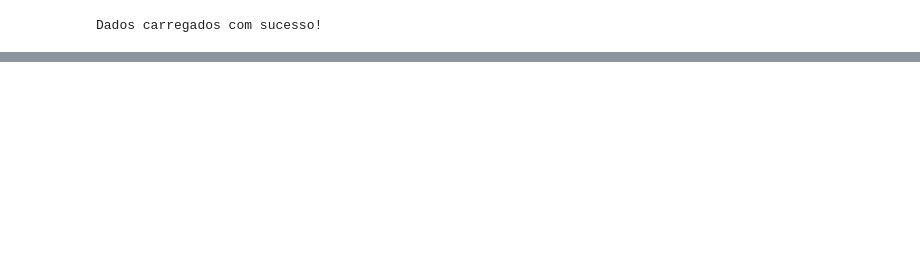
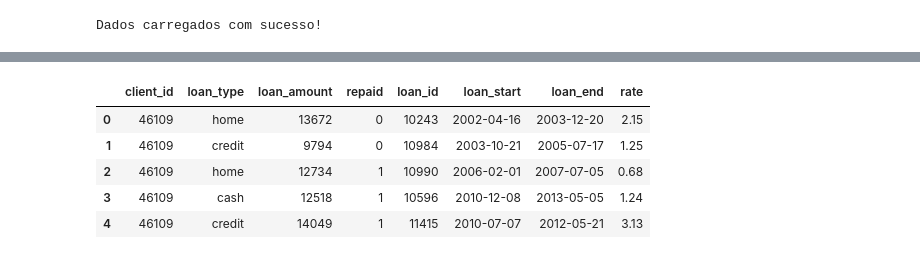
Before and after one commit to arthurvaz05/Python.Script, a Jupyter notebook: Deep_Feature_Synthesis_(DFS).ipynb, the cells around one changed output, grey strips where cells are left out. Drawn from its saved outputs; the diff is of its cells as text; code cells hidden in the pictures; blank space fills up the shorter version.

```diff
--- a/Deep_Feature_Synthesis_(DFS).ipynb
+++ b/Deep_Feature_Synthesis_(DFS).ipynb
@@ -94,0 +143,7 @@ Dados carregados com sucesso!
+# %%
+import pandas as pd
+
+basepath = "/Data Sources/automated feature engineering demo/"
+clients = pd.read_csv("clients.csv")
+loans = pd.read_csv("loans.csv")
+payments = pd.read_csv("payments.csv")
@@ -94,0 +190,9 @@ Dados carregados com sucesso!
+# %%
+loans.head(5)
+# %% [output]
+|  | client_id | loan_type | loan_amount | repaid | loan_id | loan_start | loan_end | rate |
+| 0 | 46109 | home | 13672 | 0 | 10243 | 2002-04-16 | 2003-12-20 | 2.15 |
+| 1 | 46109 | credit | 9794 | 0 | 10984 | 2003-10-21 | 2005-07-17 | 1.25 |
+| 2 | 46109 | home | 12734 | 1 | 10990 | 2006-02-01 | 2007-07-05 | 0.68 |
+| 3 | 46109 | cash | 12518 | 1 | 10596 | 2010-12-08 | 2013-05-05 | 1.24 |
+| 4 | 46109 | credit | 14049 | 1 | 11415 | 2010-07-07 | 2012-05-21 | 3.13 |
```
Also changed, not shown: parts of 30 cells of this notebook.
